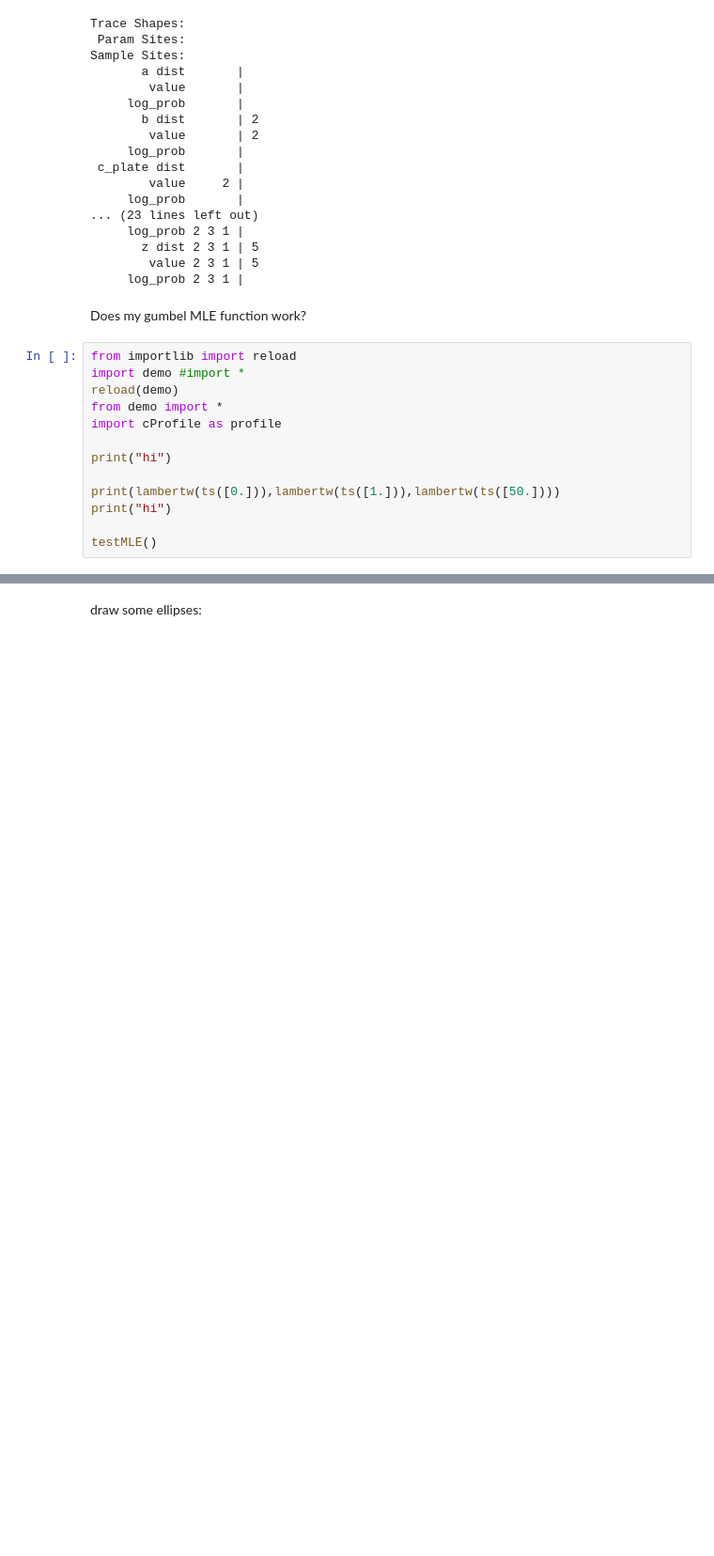
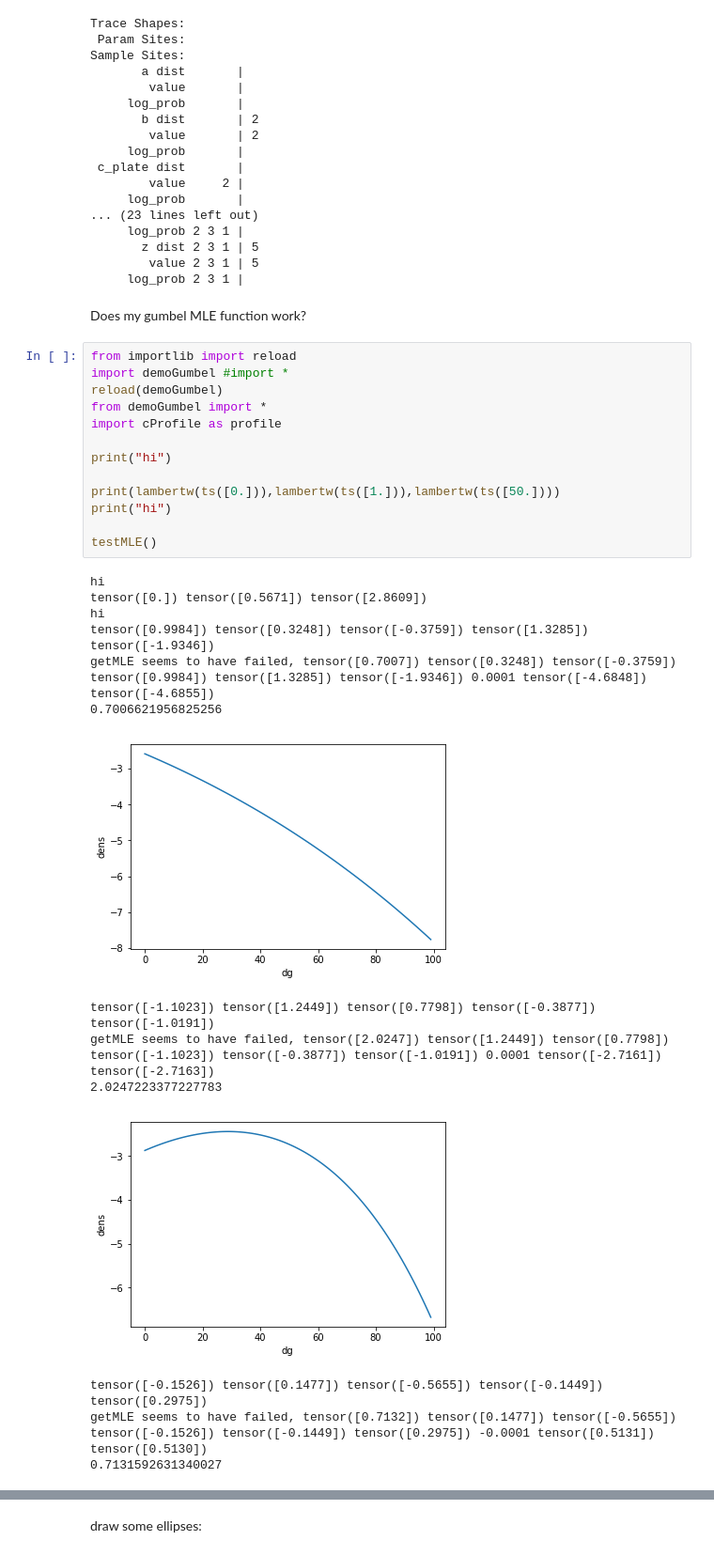
Before and after one commit to jamesonquinn/eipython, a Jupyter notebook: testideas.ipynb, the cells around one changed output, grey strips where cells are left out. Shown at 94% size. Saved outputs shown, nothing was run; the diff lists cells and outputs as text; blank space fills up the shorter version.

Commit message:
demoT

```diff
--- a/testideas.ipynb
+++ b/testideas.ipynb
@@ -218,14 +218,29 @@ Sample Sites:
 Does my gumbel MLE function work?
 # %%
 from importlib import reload
-import demo #import *
-reload(demo)
-from demo import *
+import demoGumbel #import *
+reload(demoGumbel)
+from demoGumbel import *
 import cProfile as profile
 
 print("hi")
 
 print(lambertw(ts([0.])),lambertw(ts([1.])),lambertw(ts([50.])))
 print("hi")
 
 testMLE()
+# %% [output]
+hi
+tensor([0.]) tensor([0.5671]) tensor([2.8609])
+hi
+tensor([0.9984]) tensor([0.3248]) tensor([-0.3759]) tensor([1.3285]) tensor([-1.9346])
+getMLE seems to have failed, tensor([0.7007]) tensor([0.3248]) tensor([-0.3759]) tensor([0.9984]) tensor([1.3285]) tensor([-1.9346]) 0.0001 tensor([-4.6848]) tensor([-4.6855])
+0.7006621956825256
+[figure, added]
+tensor([-1.1023]) tensor([1.2449]) tensor([0.7798]) tensor([-0.3877]) tensor([-1.0191])
+getMLE seems to have failed, tensor([2.0247]) tensor([1.2449]) tensor([0.7798]) tensor([-1.1023]) tensor([-0.3877]) tensor([-1.0191]) 0.0001 tensor([-2.7161]) tensor([-2.7163])
+2.0247223377227783
+[figure, added]
+tensor([-0.1526]) tensor([0.1477]) tensor([-0.5655]) tensor([-0.1449]) tensor([0.2975])
+getMLE seems to have failed, tensor([0.7132]) tensor([0.1477]) tensor([-0.5655]) tensor([-0.1526]) tensor([-0.1449]) tensor([0.2975]) -0.0001 tensor([0.5131]) tensor([0.5130])
+0.7131592631340027
```
Also changed, not shown: parts of 3 cells of this notebook, 3 other files.
